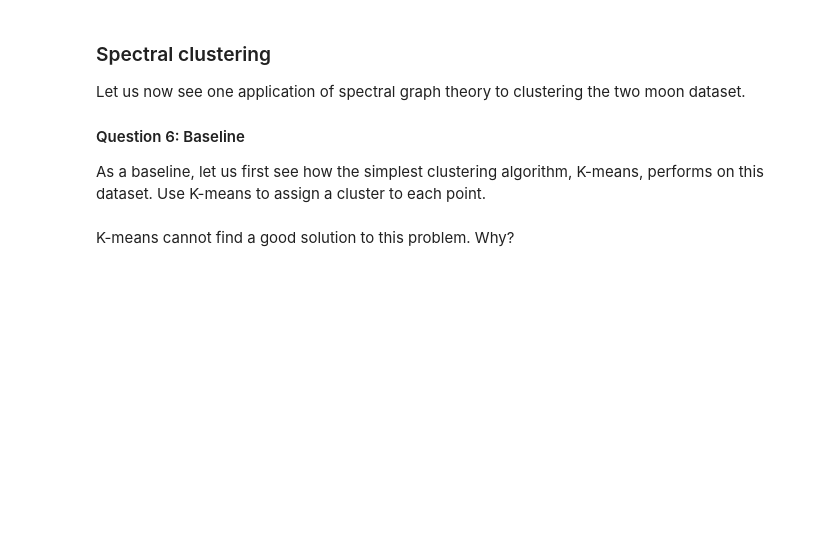
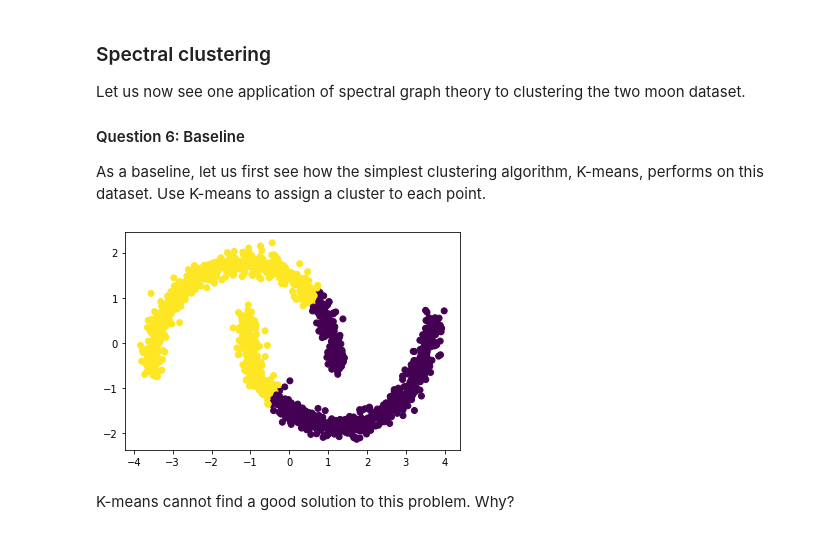
Before and after one commit to JelenaBanjac/network-science-and-graphs, a Jupyter notebook: 2_learning_with_graphs.ipynb, the cells around one changed output. Drawn from its saved outputs; the diff is of its cells as text; code cells hidden in the pictures; blank space fills up the shorter version.

```diff
--- a/2_learning_with_graphs.ipynb
+++ b/2_learning_with_graphs.ipynb
@@ -195,10 +197,12 @@ As a baseline, let us first see how the simplest clustering algorithm, K-means,
 # %%
 from sklearn.cluster import KMeans
 
 # Your code here
-y_pred =  # Vector with cluster assignments
+y_pred = KMeans(n_clusters=2, random_state=0).fit_predict(X)
 plt.scatter(X[:, 0], X[:, 1], c=y_pred)
 plt.show()
+# %% [output]
+[figure, added]
 # %% [markdown]
 K-means cannot find a good solution to this problem. Why?
 # %% [markdown]
```
Also changed, not shown: parts of 15 cells of this notebook.
